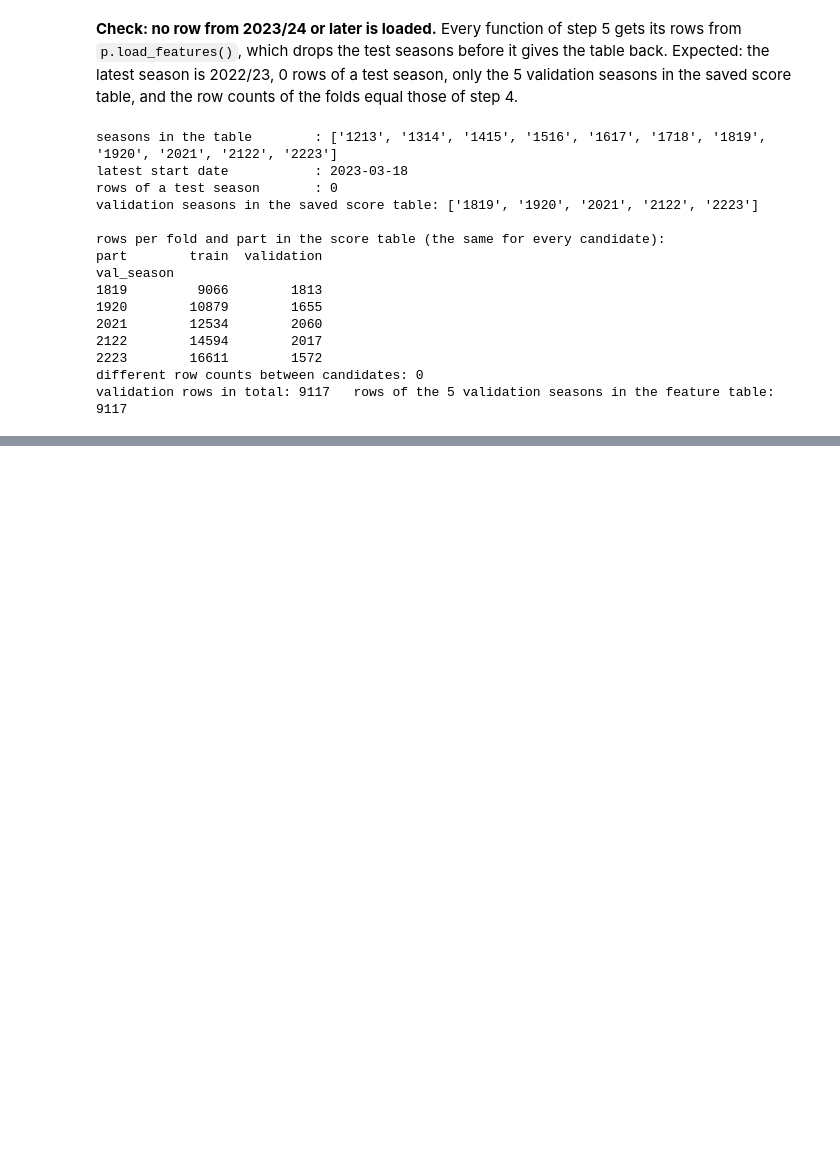
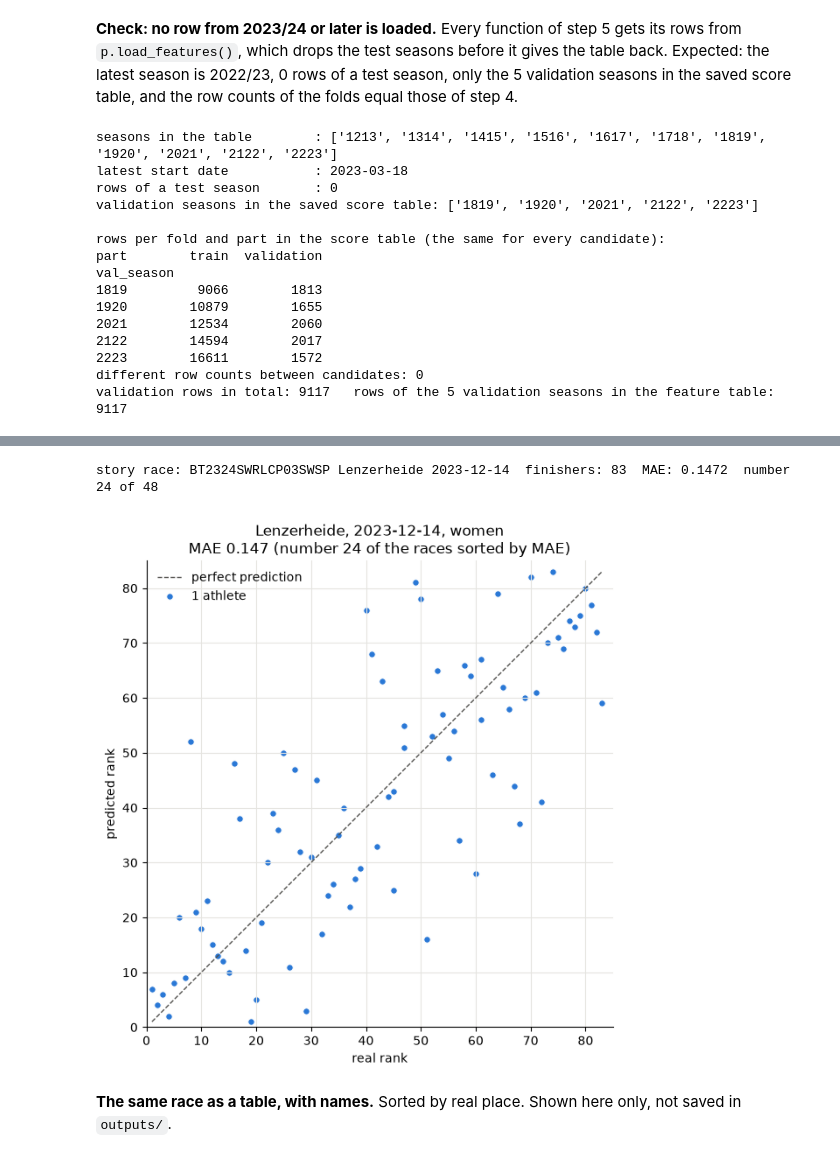
Before and after one commit to dupaski-1/biathlon-form, a Jupyter notebook: lab_book.ipynb, the cells around one changed output, grey strips where cells are left out. Drawn from its saved outputs; the diff is of its cells as text; code cells hidden in the pictures; blank space fills up the shorter version.

Commit message:
Step 6: final test, slices, permutation importance, robustness run

```diff
--- a/lab_book.ipynb
+++ b/lab_book.ipynb
@@ -3155,0 +3375,11 @@ validation rows in total: 9117   rows of the 5 validation seasons in the feature
+# %%
+rows = p.load_test_predictions()
+worst = rows.sort_values("abs_error", ascending=False).head(10).copy()
+worst["day"] = worst["start"].str[:10]
+worst = worst.rename(columns={"pred_final": "pred_pct", "finish_pct": "real_pct"})
+show = ["Name", "Nat", "place", "day", "gender", "pred_pct", "real_pct", "error",
+        "pred_rank", "real_place", "n_finishers"]
+print(worst[show].round(3).to_string(index=False))
+print()
+print("different athletes among the 10:", worst["IBUId"].nunique(), "  different races:", worst["race_id"].nunique())
+print("predicted too far forward (real finish was worse):", int((worst["error"] < 0).sum()), "of 10")
@@ -3155,0 +3409,16 @@ validation rows in total: 9117   rows of the 5 validation seasons in the feature
+# %%
+table = p.load_output("test_permutation")
+print("MAE of the final model on the test rows, nothing shuffled:", round(table["mae_not_shuffled"].iloc[0], 4))
+print("repeats:", int(table["repeats"].iloc[0]))
+for version in table["version"].unique():
+    one = table[table["version"] == version]
+    print()
+    print(version)
+    print(one[["name", "mae_increase_mean", "mae_increase_std"]].round(5).to_string(index=False))
+
+single = table[table["version"] == "a) each input alone"].set_index("name")["mae_increase_mean"]
+group = table[table["version"] == "b) by group"].set_index("name")["mae_increase_mean"]
+print()
+print("results: the 3 inputs alone, added up:",
+      round(single[["last3_finish_pct", "last_finish_pct", "last_place_any"]].sum(), 5),
+      "  shuffled together:", round(group["results"], 5))
@@ -3155,0 +3447,17 @@ validation rows in total: 9117   rows of the 5 validation seasons in the feature
+# %%
+import matplotlib.pyplot as plt
+
+races = p.load_output("test_mae_per_race")
+story = races[races["story_race"]].iloc[0]
+rows = p.load_test_predictions()
+race = rows[rows["race_id"] == story["race_id"]]
+
+print("story race:", story["race_id"], story["place"], story["day"], " finishers:", len(race),
+      " MAE:", round(story["mae_final"], 4), " number", int(story["number_by_mae"]), "of", len(races))
+fig = p.draw_story(race, p.story_title(story))        # the same function that saved the file
+plt.show()
+# %% [output]
+story race: BT2324SWRLCP03SWSP Lenzerheide 2023-12-14  finishers: 83  MAE: 0.1472  number 24 of 48
+[figure, added]
+# %% [markdown]
+**The same race as a table, with names.** Sorted by real place. Shown here only, not saved in `outputs/`.
```
Also changed, not shown: parts of 31 cells of this notebook, 11 other files.
